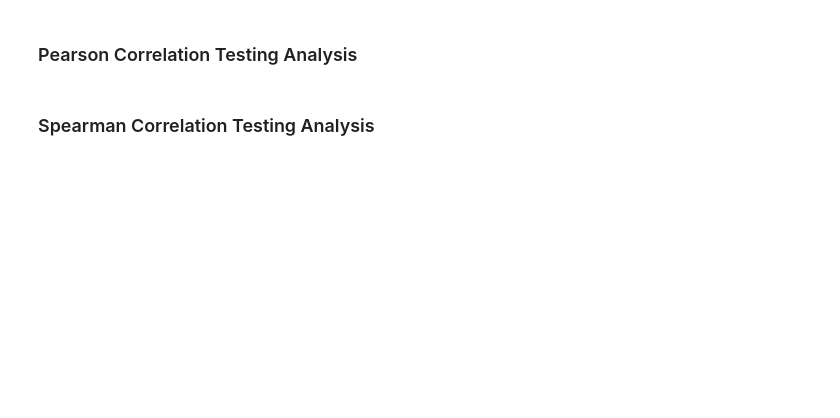
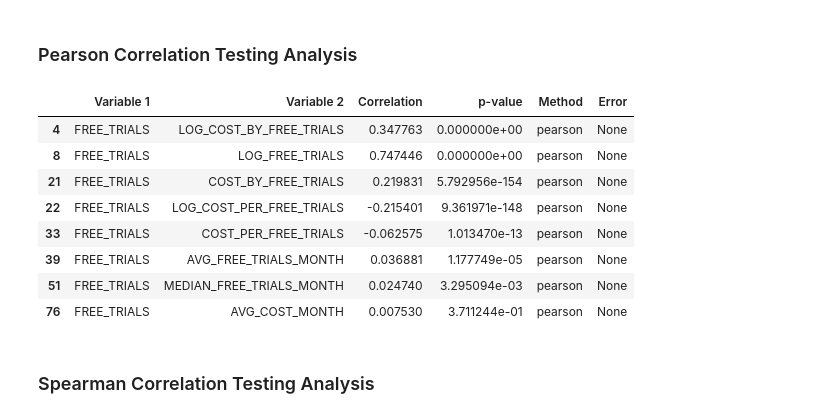
Before and after one commit to 11echeng/free-trial-analysis, a Jupyter notebook: notebooks/correlation_testing.ipynb, the cells around one changed output. Saved outputs shown, nothing was run; the diff lists cells and outputs as text; code cells hidden in the pictures; blank space fills up the shorter version.

```diff
--- a/notebooks/correlation_testing.ipynb
+++ b/notebooks/correlation_testing.ipynb
@@ -146,11 +196,24 @@ kruskal_results_df
 # %%
 # 1) Pearson correlation (numeric only - only linear relationships)
 pearson_results = compute_correlations(
     df=df,
     include_categorical=False,
     cat_cols=None  # Do not encode categorical variables
 )
-pearson_results[pearson_results['p-value'] < 0.05]
+pearson_results[
+    (pearson_results['p-value'] < 0.5) &
+    (pearson_results['Variable 1'] == 'FREE_TRIALS')
+]
+# %% [output]
+|  | Variable 1 | Variable 2 | Correlation | p-value | Method | Error |
+| 4 | FREE_TRIALS | LOG_COST_BY_FREE_TRIALS | 0.347763 | 0.000000e+00 | pearson | None |
+| 8 | FREE_TRIALS | LOG_FREE_TRIALS | 0.747446 | 0.000000e+00 | pearson | None |
+| 21 | FREE_TRIALS | COST_BY_FREE_TRIALS | 0.219831 | 5.792956e-154 | pearson | None |
+| 22 | FREE_TRIALS | LOG_COST_PER_FREE_TRIALS | -0.215401 | 9.361971e-148 | pearson | None |
+| 33 | FREE_TRIALS | COST_PER_FREE_TRIALS | -0.062575 | 1.013470e-13 | pearson | None |
+| 39 | FREE_TRIALS | AVG_FREE_TRIALS_MONTH | 0.036881 | 1.177749e-05 | pearson | None |
+| 51 | FREE_TRIALS | MEDIAN_FREE_TRIALS_MONTH | 0.024740 | 3.295094e-03 | pearson | None |
+| 76 | FREE_TRIALS | AVG_COST_MONTH | 0.007530 | 3.711244e-01 | pearson | None |
 # %% [markdown]
 ### Spearman Correlation Testing Analysis
 # %%
```
Also changed, not shown: parts of 10 cells of this notebook.
